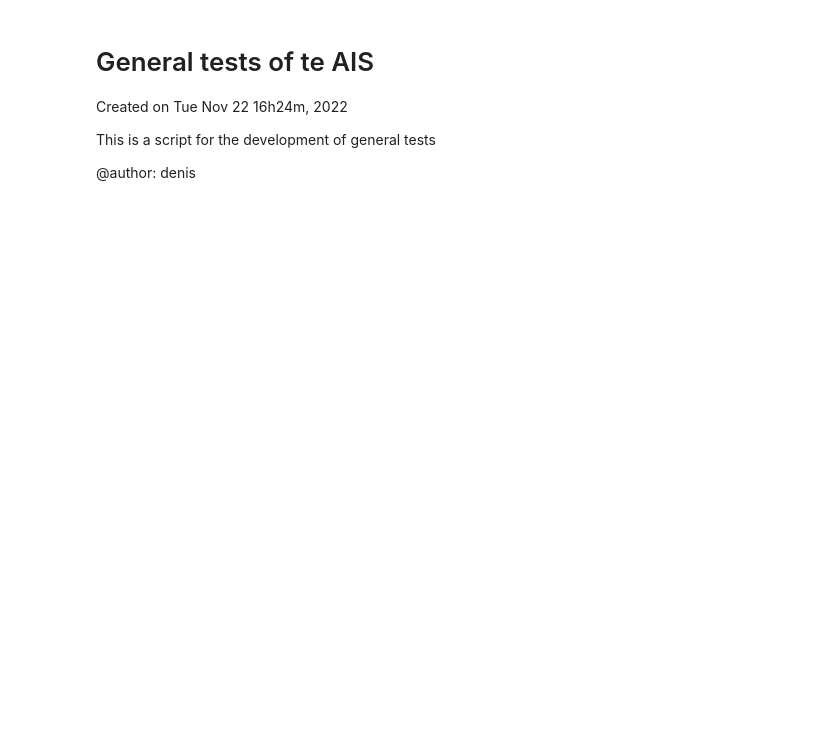
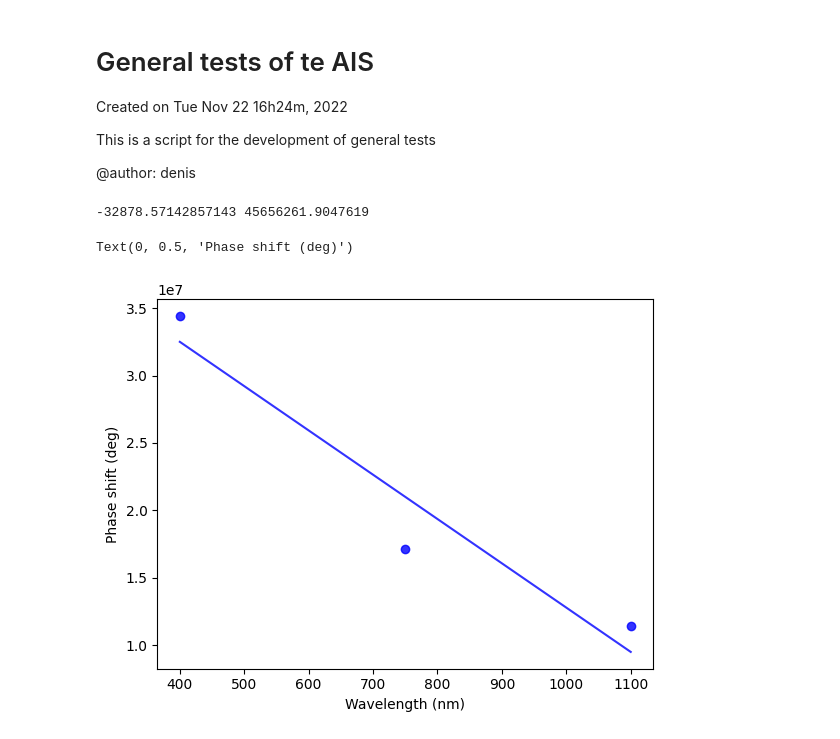
Before and after one commit to DBernardes/AIS, a Jupyter notebook: general_tests.ipynb, the cells around one changed output. Cells and saved outputs as stored; diff of their text form; code cells hidden in the pictures; blank space fills up the shorter version.

Commit message:
fixing depolarizer and simulating POL stars

```diff
--- a/general_tests.ipynb
+++ b/general_tests.ipynb
@@ -193,3 +193,35 @@ psf = Point_Spread_Function(ccd_operation_mode, 1)
 image = psf.create_star_image((25, 25), 1e3)
 plt.imshow(image, cmap="gray")
 plt.savefig(os.path.join("notebook", "figures", "gaussiana_com_ruido.png"), dpi=300)
+# %%
+# DEPOLARIZER: PHASE SHIFT LINEAR ADJUSTMENT
+import os
+import matplotlib.pyplot as plt
+from scipy.stats import linregress
+import numpy as np
+
+base_path = os.path.join("AIS", "Spectral_Response", "channel")
+file = "depolarizer_shifts.txt"
+
+dict = {"wavelength": [], "shift": []}
+with open(os.path.join(base_path, file), "r") as file:
+    text = file.readlines()
+
+for line in text[1:4]:
+    line = line.split(",")
+    dict["wavelength"].append(float(line[0]))
+    dict["shift"].append(float(line[2]))
+
+x, y = np.asarray(dict["wavelength"]), dict["shift"]
+slope, intercept, *_ = linregress(x, y)
+adjust = lambda x: slope * x + intercept
+print(slope, intercept)
+
+plt.plot(x, y, "bo", alpha=0.8)
+plt.plot(x, adjust(x), "b-", alpha=0.8)
+plt.xlabel("Wavelength (nm)")
+plt.ylabel("Phase shift (deg)")
+# %% [output]
+-32878.57142857143 45656261.9047619
+Text(0, 0.5, 'Phase shift (deg)')
+[figure, added]
```
Also changed, not shown: 13 other files.
